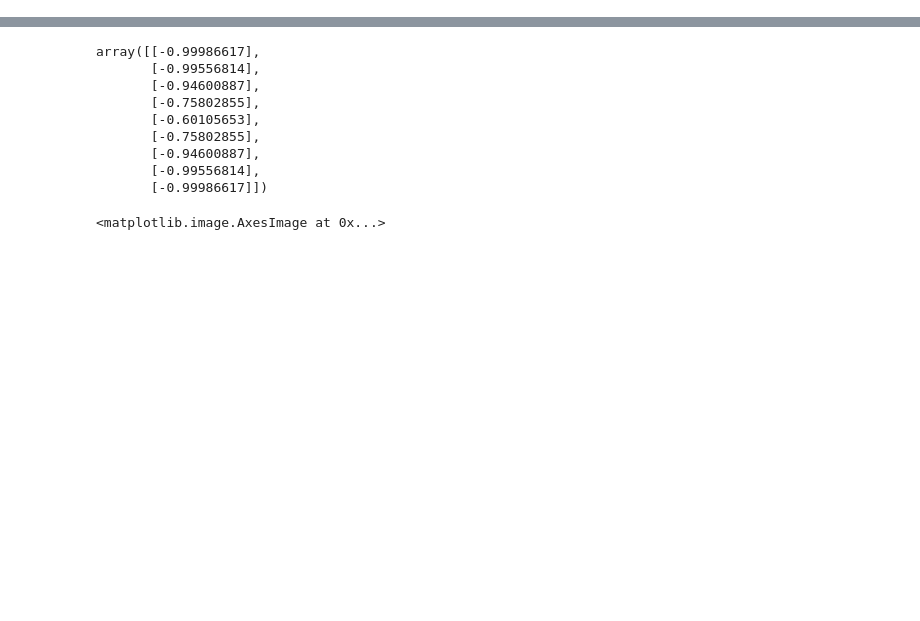
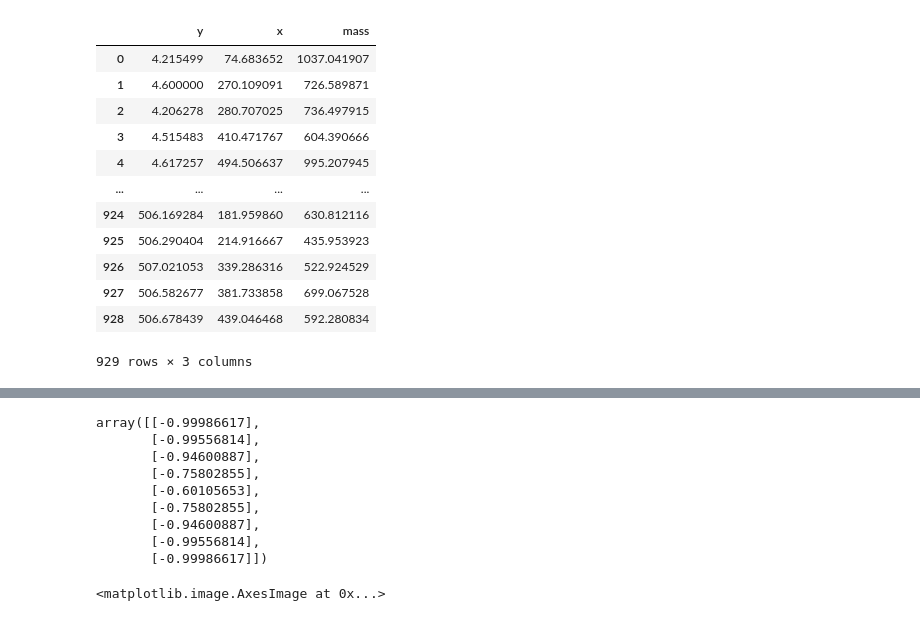
Before and after one commit to amfaber/tracking_optimizations, a Jupyter notebook: gpu-tracking/explore.ipynb, the cells around one changed output, grey strips where cells are left out. Saved outputs shown, nothing was run; the diff lists cells and outputs as text; code cells hidden in the pictures; blank space fills up the shorter version.

```diff
--- a/gpu-tracking/explore.ipynb
+++ b/gpu-tracking/explore.ipynb
@@ -74,0 +63,16 @@ dists, inds = my_tree.query(coords(tp_df).T, distance_upper_bound = 0.01)
+# %%
+tp_df.sort_index()
+# %% [output]
+|  | y | x | mass |
+| 0 | 4.215499 | 74.683652 | 1037.041907 |
+| 1 | 4.600000 | 270.109091 | 726.589871 |
+| 2 | 4.206278 | 280.707025 | 736.497915 |
+| 3 | 4.515483 | 410.471767 | 604.390666 |
+| 4 | 4.617257 | 494.506637 | 995.207945 |
+| ... | ... | ... | ... |
+| 924 | 506.169284 | 181.959860 | 630.812116 |
+| 925 | 506.290404 | 214.916667 | 435.953923 |
+| 926 | 507.021053 | 339.286316 | 522.924529 |
+| 927 | 506.582677 | 381.733858 | 699.067528 |
+| 928 | 506.678439 | 439.046468 | 592.280834 |
+929 rows × 3 columns
```
Also changed, not shown: parts of 11 cells of this notebook, 6 other files.
